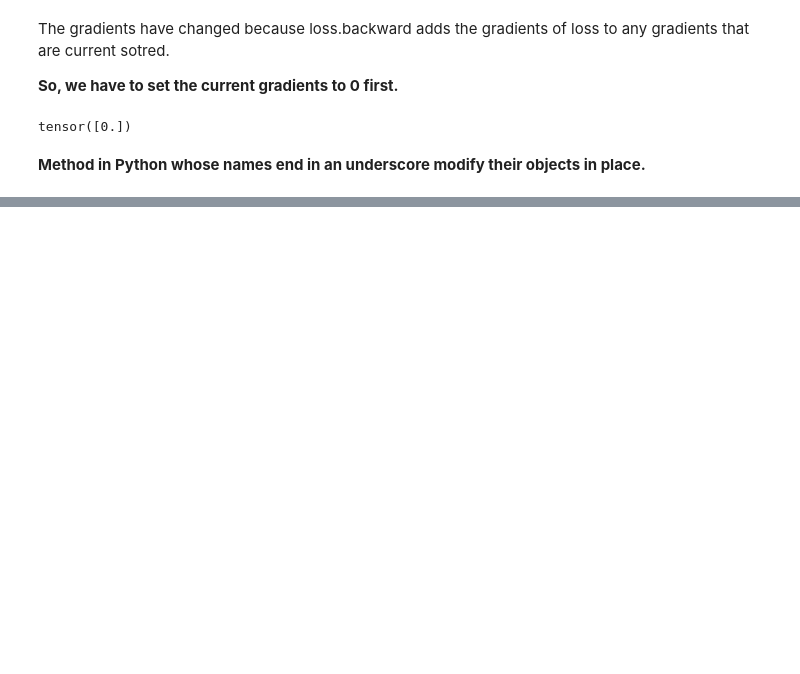
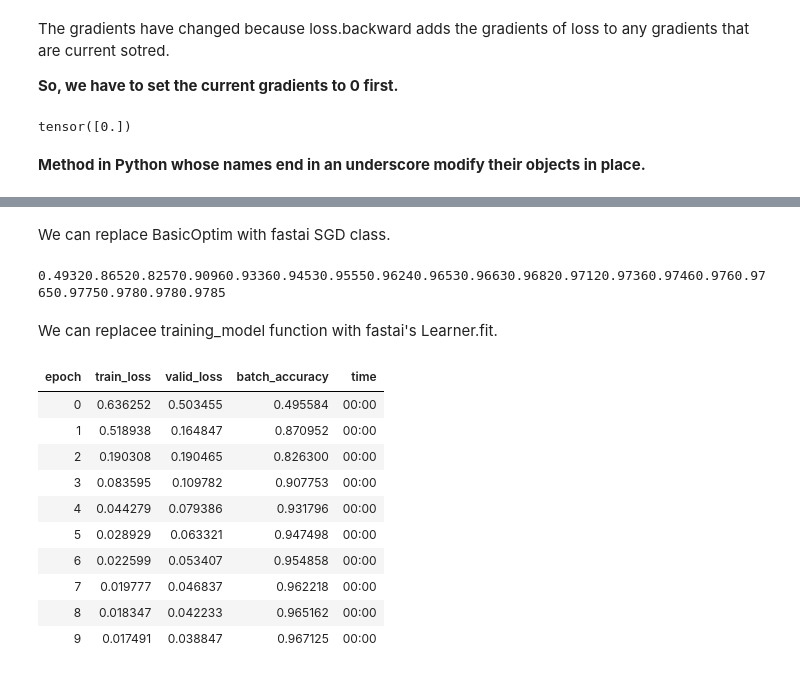
Before and after one commit to ttcielott/Deep_Learning_for_Coders_with-Fastai_and_PyTorch, a Jupyter notebook: Chapter4_Under_the_hood.ipynb, the cells around one changed output, grey strips where cells are left out. Drawn from its saved outputs; the diff is of its cells as text; code cells hidden in the pictures; blank space fills up the shorter version.

```diff
--- a/Chapter4_Under_the_hood.ipynb
+++ b/Chapter4_Under_the_hood.ipynb
@@ -1316,0 +1397,33 @@ linear_model = nn.Linear(28*28, 1)
+# %% [markdown]
+We can replace BasicOptim with fastai SGD class.
+# %%
+linear_model = nn.Linear(28*28, 1)
+opt = SGD(linear_model.parameters(), lr)
+training_model(linear_model, 20)
+# %% [output]
+0.49320.86520.82570.90960.93360.94530.95550.96240.96530.96630.96820.97120.97360.97460.9760.97650.97750.9780.9780.9785
+# %% [markdown]
+We can replacee training_model function with fastai's Learner.fit.
+# %%
+# to create a Learner, we first need to create a DataLoaders
+# pass in training and validation
+dls = DataLoaders(dl, valid_dl)
+# %%
+learn = Learner(dls, nn.Linear(28*28, 1),
+                opt_func = SGD,
+                loss_func = mnist_loss,
+                metrics = batch_accuracy)
+# %%
+learn.fit(10, lr = lr)
+# %% [output]
+| epoch | train_loss | valid_loss | batch_accuracy | time |
+| 0 | 0.636252 | 0.503455 | 0.495584 | 00:00 |
+| 1 | 0.518938 | 0.164847 | 0.870952 | 00:00 |
+| 2 | 0.190308 | 0.190465 | 0.826300 | 00:00 |
+| 3 | 0.083595 | 0.109782 | 0.907753 | 00:00 |
+| 4 | 0.044279 | 0.079386 | 0.931796 | 00:00 |
+| 5 | 0.028929 | 0.063321 | 0.947498 | 00:00 |
+| 6 | 0.022599 | 0.053407 | 0.954858 | 00:00 |
+| 7 | 0.019777 | 0.046837 | 0.962218 | 00:00 |
+| 8 | 0.018347 | 0.042233 | 0.965162 | 00:00 |
+| 9 | 0.017491 | 0.038847 | 0.967125 | 00:00 |
```
Also changed, not shown: parts of 43 cells of this notebook.
